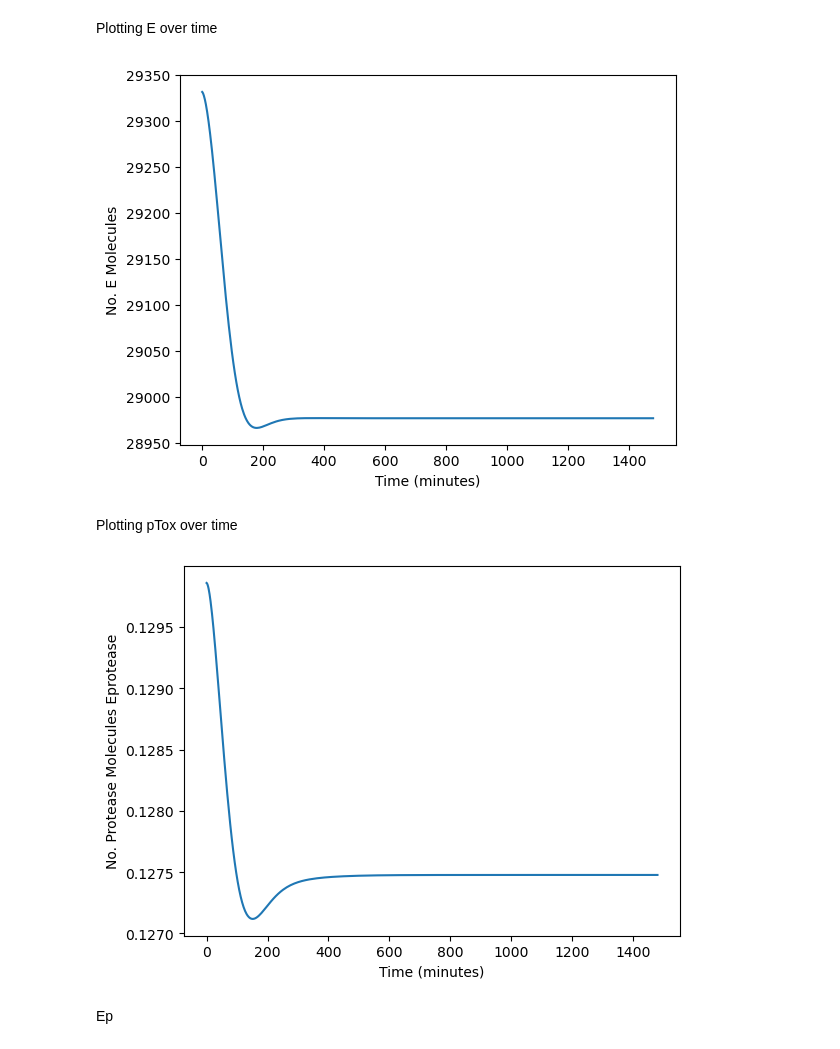
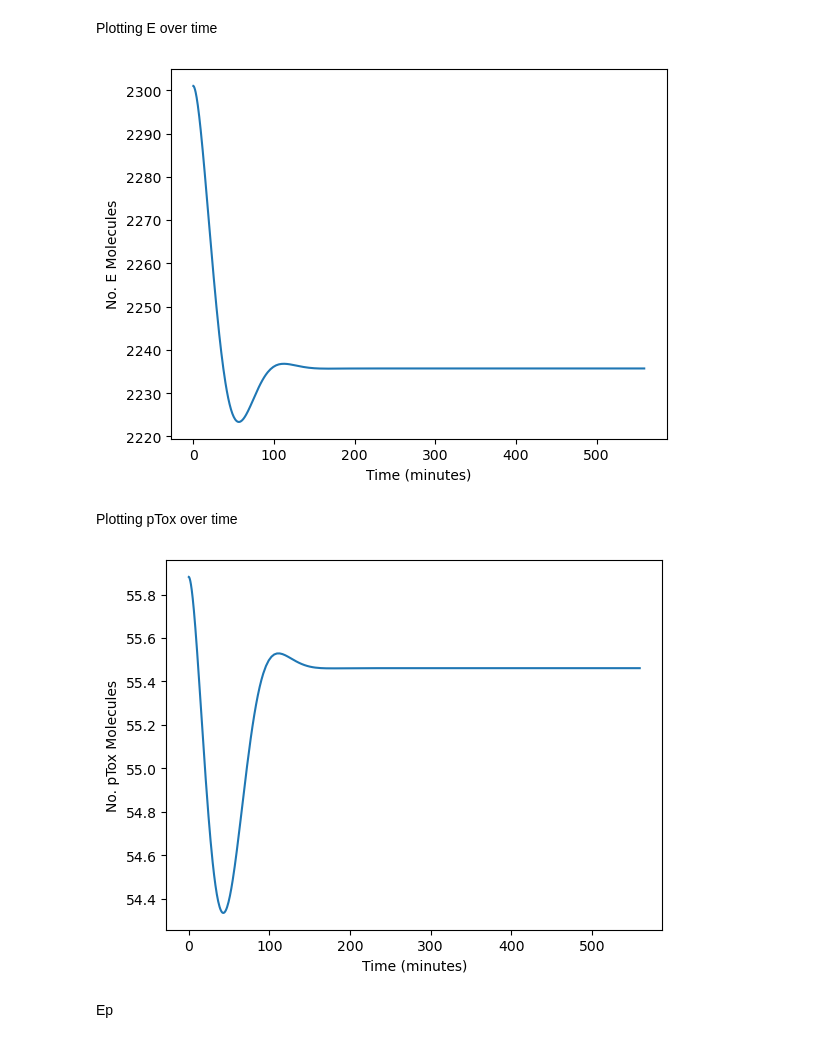
Before and after one commit to alMabey/essentiality_toxicity_circuit, a Jupyter notebook: main_scripts/single_strain_batch_culture.ipynb, the cells around one changed output. Saved outputs shown, nothing was run; the diff lists cells and outputs as text; code cells hidden in the pictures.

```diff
--- a/main_scripts/single_strain_batch_culture.ipynb
+++ b/main_scripts/single_strain_batch_culture.ipynb
@@ -26,6 +26,7 @@ tmax = 20000; runintmax = 1e6 #simulation time parameters
 
 N0  = 1e6
 xS0 = 4.180555555555556e+22; # amount of glucose in media = 10g/L in 1.25L working vol in 3L vessel
+kin = 0
 M0 = 1e8
 # %% [markdown]
 Defining the system topology parameters
@@ -44,7 +45,7 @@ topology = [lin_trans, Tp_trans, T_trans, diff_trans, eprodtox, elongationtox]
 # %% [markdown]
 creating the host and engineered parameter arrays
 # %%
-base_params = [xS0, runintmax, tmax, N0, topology]
+base_params = [xS0, kin, runintmax, tmax, N0, topology]
 
 hPR0, xPR0 = model_params(sS0, vX, kX, cultvol, leaky_control=False)
 hPR = np.array(hPR0)
@@ -58,14 +59,15 @@ xPR = np.array(xPR0)
 # %% [markdown]
 Setting specific circuit parameters
 # %%
-wE = 20; wEp = 20; wTF = 20; wpTox = 2;
-K_E = 0.3; K_pTox = 1.0
+wE = 20; wEp = 20; wTF = 0.1; wpTox = 0;
+K_E = 0.0003; K_pTox = 0.3
 
-xPR[[1, 2, 3, 4, 12, 13]] = [wE, wEp, wTF, wpTox, K_E, K_pTox]
+xPR[[2, 3, 4, 5, 13, 14]] = [wE, wEp, wTF, wpTox, K_E, K_pTox]
+xPR[[1, 2, 3, 4, 5, 13, 14]] = [9.96610284e+01, 3.15416686e+00, 1.14066975e+01, 8.04770856e-02, 200, 20, 50]
 # %% [markdown]
 Running the exact simulation
 # %%
-T , Y = batch_cult_sim(base_params, hPR, xPR, integration_method="BDF", plot=False, rtol=1E-6, atol=1E-9)
+T , Y, vP, pY = batch_cult_sim(base_params, hPR, xPR, integration_method="BDF", plot=False, rtol=1E-6, atol=1E-9)
 # %% [markdown]
 Plotting pre induction
 # %%
@@ -109,18 +111,18 @@ plt.ylabel("No. E Molecules")
 ax.get_xaxis().get_major_formatter().set_useOffset(False)
 ax.get_yaxis().get_major_formatter().set_useOffset(False)
 # %% [output]
-[figure, old version]
+[figure, new version]
 # %% [markdown]
 Plotting pTox over time
 # %%
 fig, ax = plt.subplots()
 ax.plot(T, Y[29])
 plt.xlabel("Time (minutes)")
-plt.ylabel("No. Protease Molecules Eprotease")
+plt.ylabel("No. pTox Molecules")
 ax.get_xaxis().get_major_formatter().set_useOffset(False)
 ax.get_yaxis().get_major_formatter().set_useOffset(False)
 # %% [output]
-[figure, old version]
+[figure, new version]
 # %% [markdown]
 Ep
 # %%
```
Also changed, not shown: parts of 6 cells of this notebook, 18 other files.
